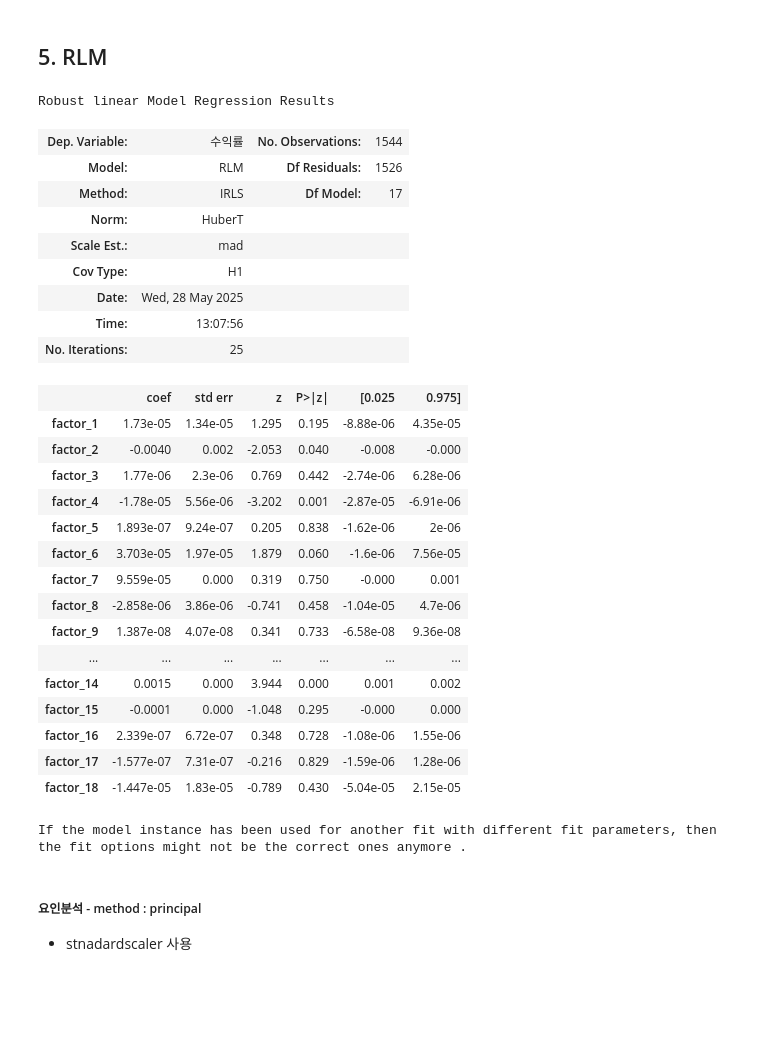
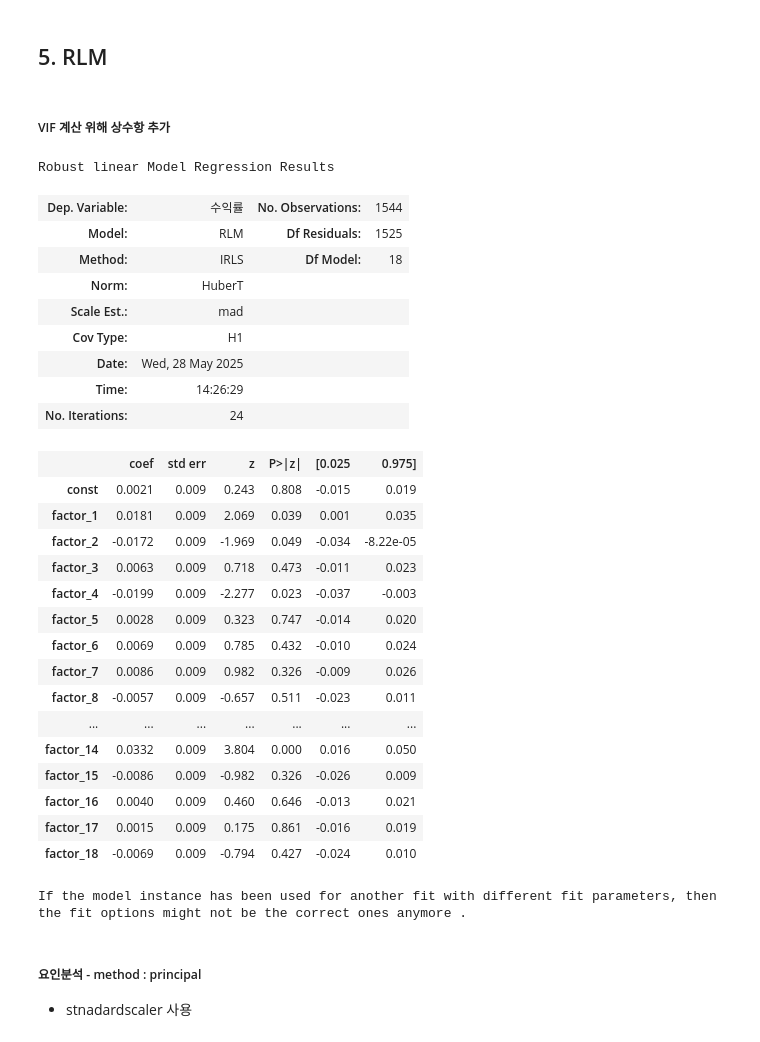
Before and after one commit to JungSeungwon98/ubion_project1, a Jupyter notebook: factor_analysis_with_rlm.ipynb, the cells around one changed output. Saved outputs shown, nothing was run; the diff lists cells and outputs as text; code cells hidden in the pictures; blank space fills up the shorter version.

```diff
--- a/factor_analysis_with_rlm.ipynb
+++ b/factor_analysis_with_rlm.ipynb
@@ -204,40 +204,43 @@ Suggested number of factors: 18
 1544 rows × 18 columns
 # %% [markdown]
 ## 5. RLM
+# %% [markdown]
+##### VIF 계산 위해 상수항 추가
 # %%
 y = df.iloc[:,-1]
+X_data = sm.add_constant(X_data)
 
 y.index = X_data.index
 model = sm.RLM(y,X_data)
 results = model.fit()
 results.summary()
 # %% [output]
 Robust linear Model Regression Results
 | Dep. Variable: | 수익률 | No. Observations: | 1544 |
-| Model: | RLM | Df Residuals: | 1526 |
-| Method: | IRLS | Df Model: | 17 |
+| Model: | RLM | Df Residuals: | 1525 |
+| Method: | IRLS | Df Model: | 18 |
 | Norm: | HuberT |  |  |
 | Scale Est.: | mad |  |  |
 | Cov Type: | H1 |  |  |
 | Date: | Wed, 28 May 2025 |  |  |
-| Time: | 13:07:56 |  |  |
-| No. Iterations: | 25 |  |  |
+| Time: | 14:26:29 |  |  |
+| No. Iterations: | 24 |  |  |
 |  | coef | std err | z | P>|z| | [0.025 | 0.975] |
-| factor_1 | 1.73e-05 | 1.34e-05 | 1.295 | 0.195 | -8.88e-06 | 4.35e-05 |
-| factor_2 | -0.0040 | 0.002 | -2.053 | 0.040 | -0.008 | -0.000 |
-| factor_3 | 1.77e-06 | 2.3e-06 | 0.769 | 0.442 | -2.74e-06 | 6.28e-06 |
-| factor_4 | -1.78e-05 | 5.56e-06 | -3.202 | 0.001 | -2.87e-05 | -6.91e-06 |
-| factor_5 | 1.893e-07 | 9.24e-07 | 0.205 | 0.838 | -1.62e-06 | 2e-06 |
-| factor_6 | 3.703e-05 | 1.97e-05 | 1.879 | 0.060 | -1.6e-06 | 7.56e-05 |
-| factor_7 | 9.559e-05 | 0.000 | 0.319 | 0.750 | -0.000 | 0.001 |
-| factor_8 | -2.858e-06 | 3.86e-06 | -0.741 | 0.458 | -1.04e-05 | 4.7e-06 |
-| factor_9 | 1.387e-08 | 4.07e-08 | 0.341 | 0.733 | -6.58e-08 | 9.36e-08 |
+| const | 0.0021 | 0.009 | 0.243 | 0.808 | -0.015 | 0.019 |
+| factor_1 | 0.0181 | 0.009 | 2.069 | 0.039 | 0.001 | 0.035 |
+| factor_2 | -0.0172 | 0.009 | -1.969 | 0.049 | -0.034 | -8.22e-05 |
+| factor_3 | 0.0063 | 0.009 | 0.718 | 0.473 | -0.011 | 0.023 |
+| factor_4 | -0.0199 | 0.009 | -2.277 | 0.023 | -0.037 | -0.003 |
+| factor_5 | 0.0028 | 0.009 | 0.323 | 0.747 | -0.014 | 0.020 |
+| factor_6 | 0.0069 | 0.009 | 0.785 | 0.432 | -0.010 | 0.024 |
+| factor_7 | 0.0086 | 0.009 | 0.982 | 0.326 | -0.009 | 0.026 |
+| factor_8 | -0.0057 | 0.009 | -0.657 | 0.511 | -0.023 | 0.011 |
 | ... | ... | ... | ... | ... | ... | ... |
-| factor_14 | 0.0015 | 0.000 | 3.944 | 0.000 | 0.001 | 0.002 |
-| factor_15 | -0.0001 | 0.000 | -1.048 | 0.295 | -0.000 | 0.000 |
-| factor_16 | 2.339e-07 | 6.72e-07 | 0.348 | 0.728 | -1.08e-06 | 1.55e-06 |
-| factor_17 | -1.577e-07 | 7.31e-07 | -0.216 | 0.829 | -1.59e-06 | 1.28e-06 |
-| factor_18 | -1.447e-05 | 1.83e-05 | -0.789 | 0.430 | -5.04e-05 | 2.15e-05 |
+| factor_14 | 0.0332 | 0.009 | 3.804 | 0.000 | 0.016 | 0.050 |
+| factor_15 | -0.0086 | 0.009 | -0.982 | 0.326 | -0.026 | 0.009 |
+| factor_16 | 0.0040 | 0.009 | 0.460 | 0.646 | -0.013 | 0.021 |
+| factor_17 | 0.0015 | 0.009 | 0.175 | 0.861 | -0.016 | 0.019 |
+| factor_18 | -0.0069 | 0.009 | -0.794 | 0.427 | -0.024 | 0.010 |
 If the model instance has been used for another fit with different fit parameters, then the fit options might not be the correct ones anymore .
 # %% [markdown]
 ##### 요인분석 - method : principal
```
Also changed, not shown: parts of 2 cells of this notebook, 5 other files.
